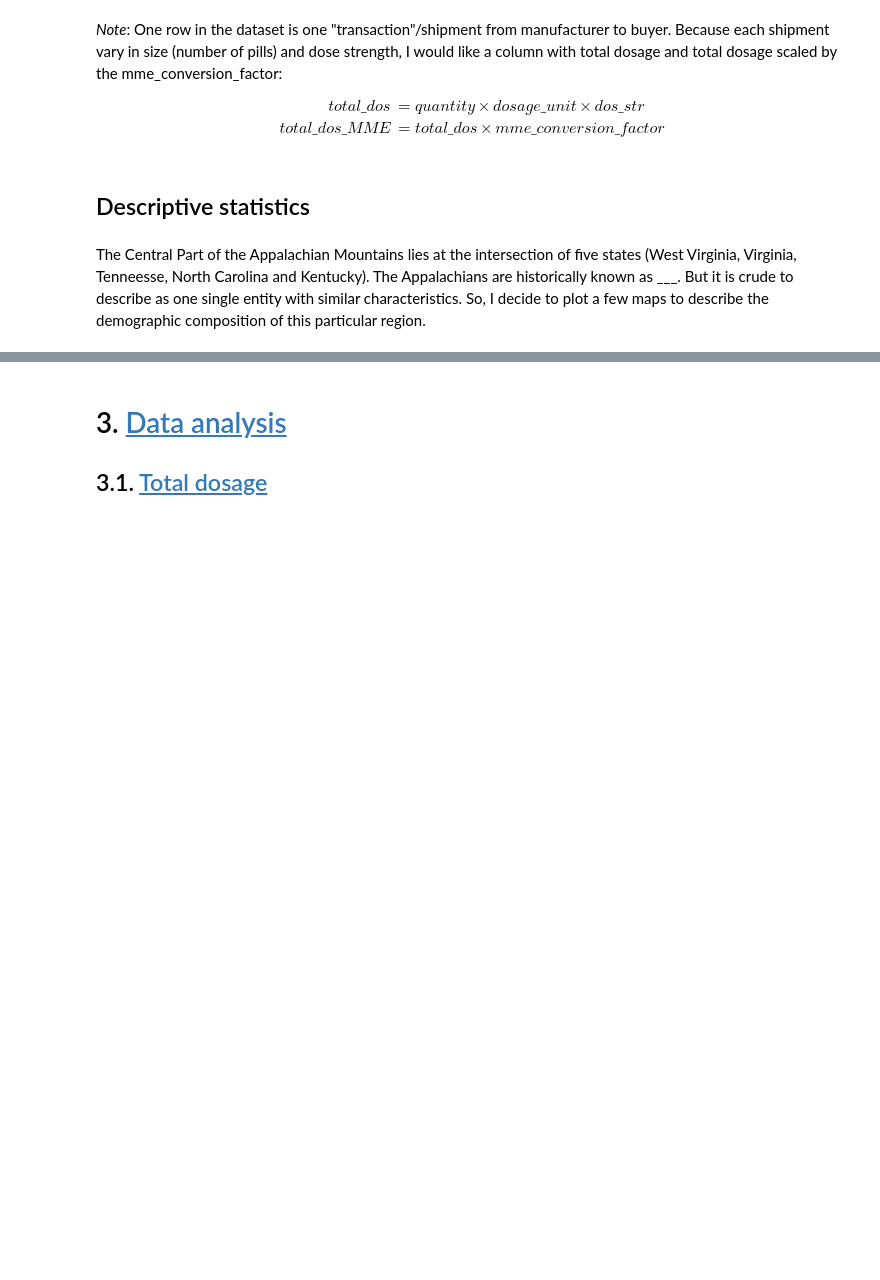
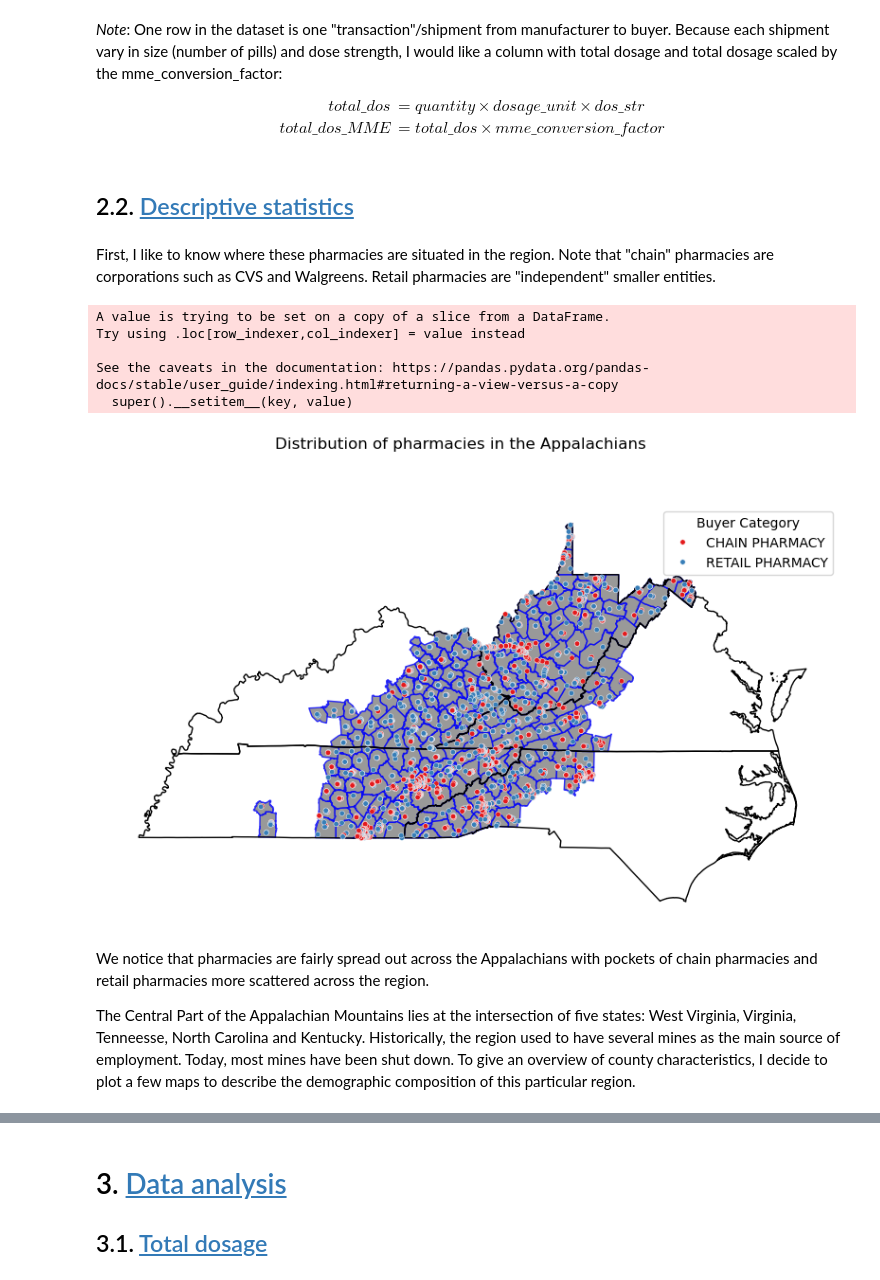
Before and after one commit to NumEconCopenhagen/projects-2024-jbh, a Jupyter notebook: dataproject/main.ipynb, the cells around one changed output, grey strips where cells are left out. Drawn from its saved outputs; the diff is of its cells as text; code cells hidden in the pictures; blank space fills up the shorter version.

```diff
--- a/dataproject/main.ipynb
+++ b/dataproject/main.ipynb
@@ -144,7 +146,37 @@ lf=(lf
 
 )
 # %% [markdown]
-## Descriptive statistics
+## 2.2. <a id='toc2_2_'></a>[Descriptive statistics](#toc0_)
+# %% [markdown]
+First, I like to know where these pharmacies are situated in the region. Note that "chain" pharmacies are corporations such as CVS and Walgreens. Retail pharmacies are "independent" smaller entities.
+# %%
+# I'd also like what county the buyer (pharmacy) is in
+# To do that I load the county shape file
+# Let's see where these pharmacies are:
+
+gdf_counties_appa = gpd.read_parquet('data/us_appa_counties.pq')
+gdf_states_appa = gpd.read_parquet('data/us_appa_states.pq')
+gdf_pharm = gpd.read_parquet('data/pharmacies_latlon.pq')
+
+list_of_appa_count = gdf_counties_appa['geoid'].to_list()
+gdf_pharm_appa=gdf_pharm[gdf_pharm['geoid'].isin(list_of_appa_count)]
+gdf_pharm_appa['Buyer Category']=gdf_pharm_appa['buyer_bus_act'].astype('str').astype('category')
+
+fig,ax = plt.subplots(figsize=(10,6))
+gdf_counties_appa.plot(ax=ax, color='grey', edgecolor='blue', alpha=0.8)
+gdf_states_appa.plot(ax=ax, color='none', edgecolor='k')
+sns.scatterplot(data=gdf_pharm_appa, x='lon', y='lat', hue='Buyer Category', palette='Set1',  ax=ax, legend='full', markers='o', s=15)
+fig.suptitle('Distribution of pharmacies in the Appalachians')
+ax.set_axis_off()
+# %% [output]
+A value is trying to be set on a copy of a slice from a DataFrame.
+Try using .loc[row_indexer,col_indexer] = value instead
+
+See the caveats in the documentation: https://pandas.pydata.org/pandas-docs/stable/user_guide/indexing.html#returning-a-view-versus-a-copy
+  super().__setitem__(key, value)
+[figure, added]
 # %% [markdown]
-The Central Part of the Appalachian Mountains lies at the intersection of five states (West Virginia, Virginia, Tenneesse, North Carolina and Kentucky). The Appalachians are historically known as ___. But it is crude to describe as one single entity with similar characteristics. So, I decide to plot a few maps to describe the demographic composition of this particular region.
+We notice that pharmacies are fairly spread out across the Appalachians with pockets of chain pharmacies and retail pharmacies more scattered across the region.
+
+The Central Part of the Appalachian Mountains lies at the intersection of five states: West Virginia, Virginia, Tenneesse, North Carolina and Kentucky. Historically, the region used to have several mines as the main source of employment. Today, most mines have been shut down. To give an overview of county characteristics, I decide to plot a few maps to describe the demographic composition of this particular region.
 # %%
```
Also changed, not shown: parts of 19 cells of this notebook, 2 other files.
